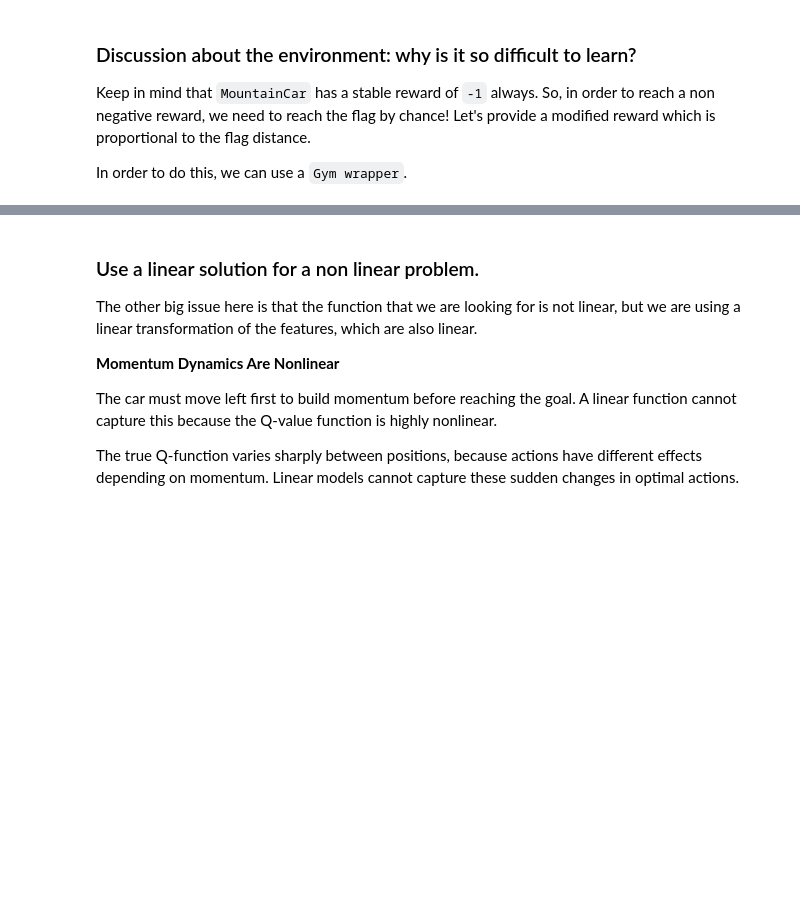
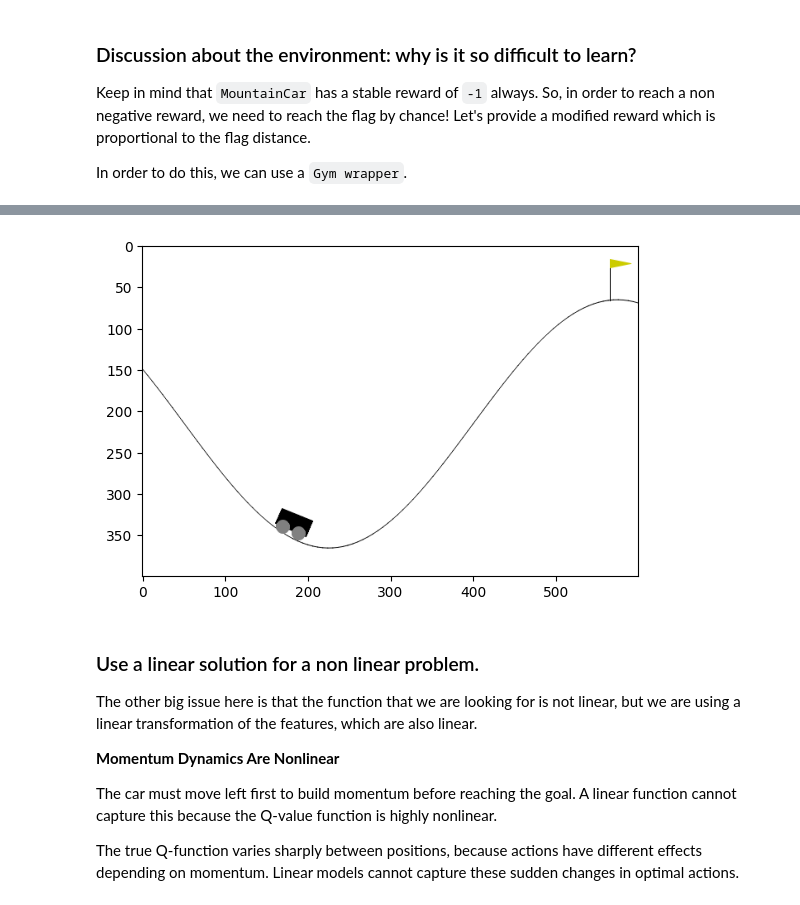
Before and after one commit to afflint/rlcoding, a Jupyter notebook: 2024-25/L3.0-linear-fa.ipynb, the cells around one changed output, grey strips where cells are left out. Saved outputs shown, nothing was run; the diff lists cells and outputs as text; code cells hidden in the pictures; blank space fills up the shorter version.

```diff
--- a/2024-25/L3.0-linear-fa.ipynb
+++ b/2024-25/L3.0-linear-fa.ipynb
@@ -504,3 +548,23 @@ class MountainCarRewardWrapper(gym.Wrapper):
+# %%
+env = gym.make('MountainCar-v0', render_mode='rgb_array')
+state, info = env.reset()
+
+def policy(state: int):
+    return np.argmax([sarsa_agent.predict(state, action) for action in range(env.action_space.n)])
+
+end_episode = False
+while not end_episode:
+    action = policy(state)
+    s_prime, reward, terminated, truncated, info = env.step(action)
+    end_episode = terminated or truncated
+    clear_output(wait=True)
+    plt.imshow(env.render())
+    plt.show()
+    state = s_prime
+
+env.close()
+# %% [output]
+[figure, added]
 # %% [markdown]
 ### Use a linear solution for a non linear problem.
 The other big issue here is that the function that we are looking for is not linear, but we are using a linear transformation of the features, which are also linear.
```
Also changed, not shown: parts of 26 cells of this notebook, 4 other files.
